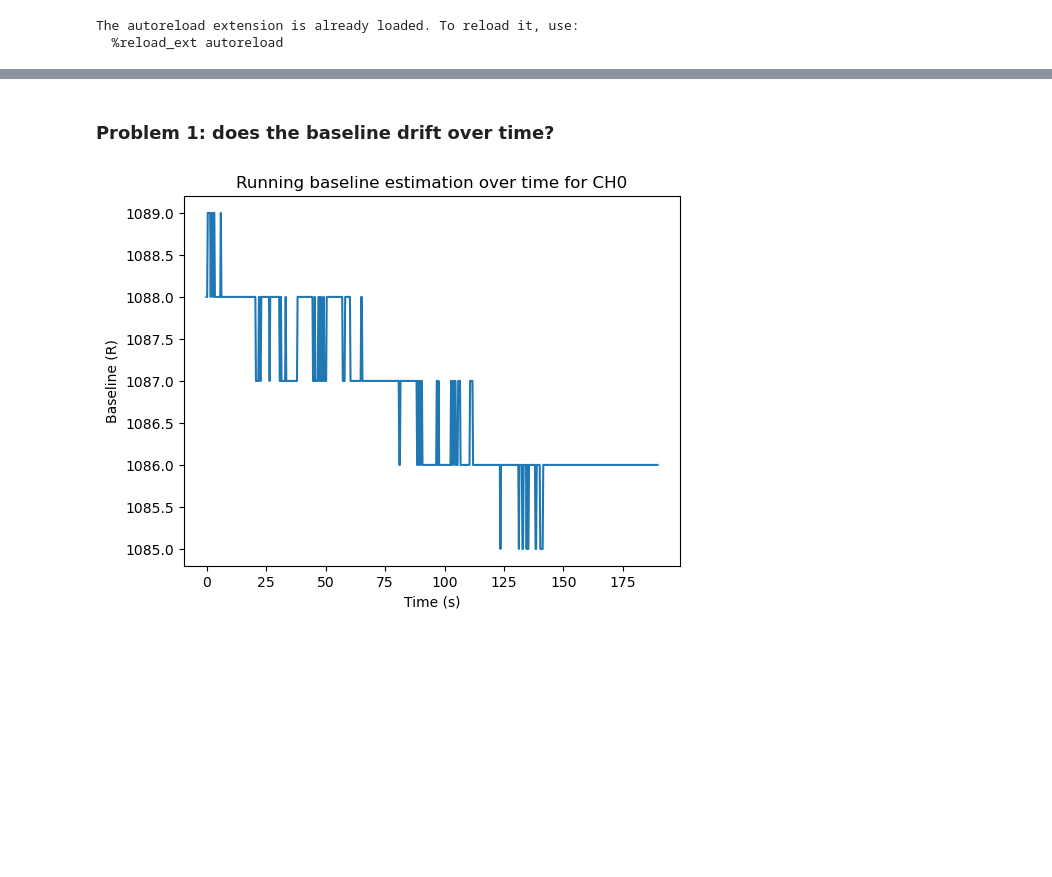
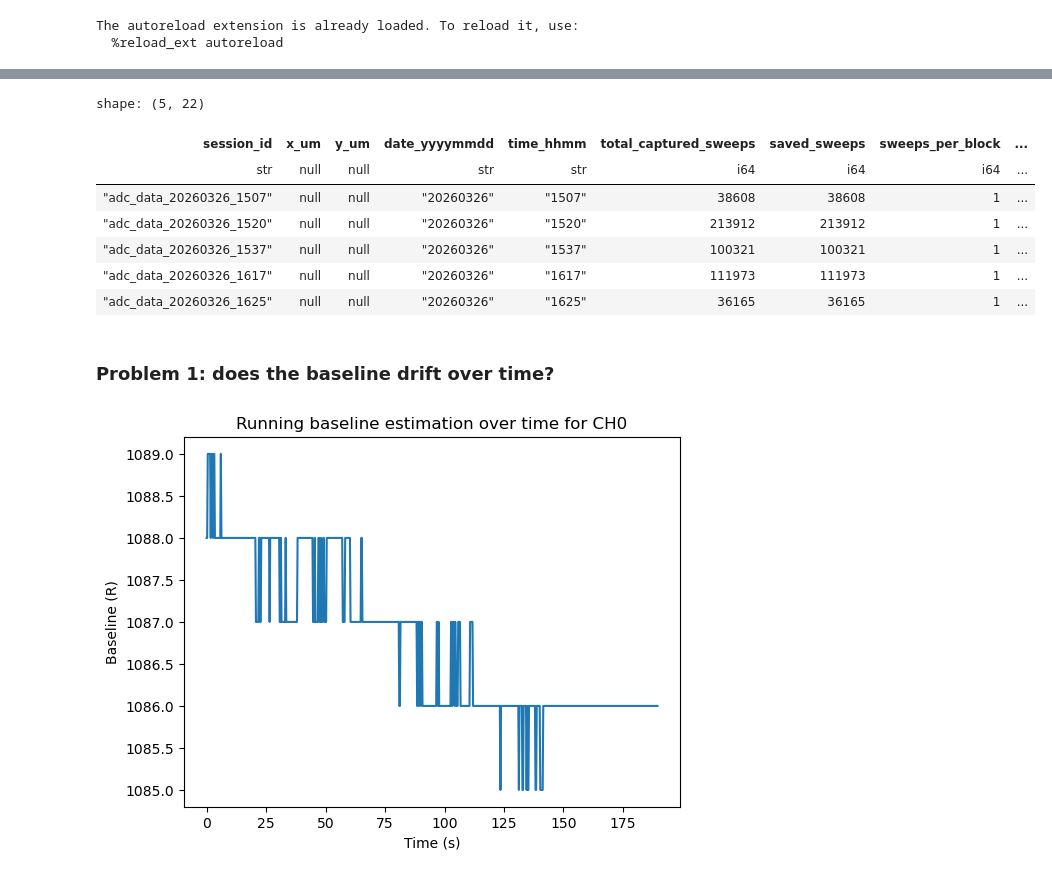
Before and after one commit to maggie-jiayizhang/sensetics, a Jupyter notebook: pzr_baseline_test.ipynb, the cells around one changed output, grey strips where cells are left out. Drawn from its saved outputs; the diff is of its cells as text; code cells hidden in the pictures; blank space fills up the shorter version.

```diff
--- a/pzr_baseline_test.ipynb
+++ b/pzr_baseline_test.ipynb
@@ -17 +20,12 @@ Error occurred while processing session adc_data_20260326_1500: Expected timing
+# %%
+session_index
+# %% [output]
+shape: (5, 22)
+| session_id | x_um | y_um | date_yyyymmdd | time_hhmm | total_captured_sweeps | saved_sweeps | sweeps_per_block | ... |
+| str | null | null | str | str | i64 | i64 | i64 | ... |
+| "adc_data_20260326_1507" | null | null | "20260326" | "1507" | 38608 | 38608 | 1 | ... |
+| "adc_data_20260326_1520" | null | null | "20260326" | "1520" | 213912 | 213912 | 1 | ... |
+| "adc_data_20260326_1537" | null | null | "20260326" | "1537" | 100321 | 100321 | 1 | ... |
+| "adc_data_20260326_1617" | null | null | "20260326" | "1617" | 111973 | 111973 | 1 | ... |
+| "adc_data_20260326_1625" | null | null | "20260326" | "1625" | 36165 | 36165 | 1 | ... |
 # %%
```
Also changed, not shown: parts of 4 cells of this notebook, 9 other files.
